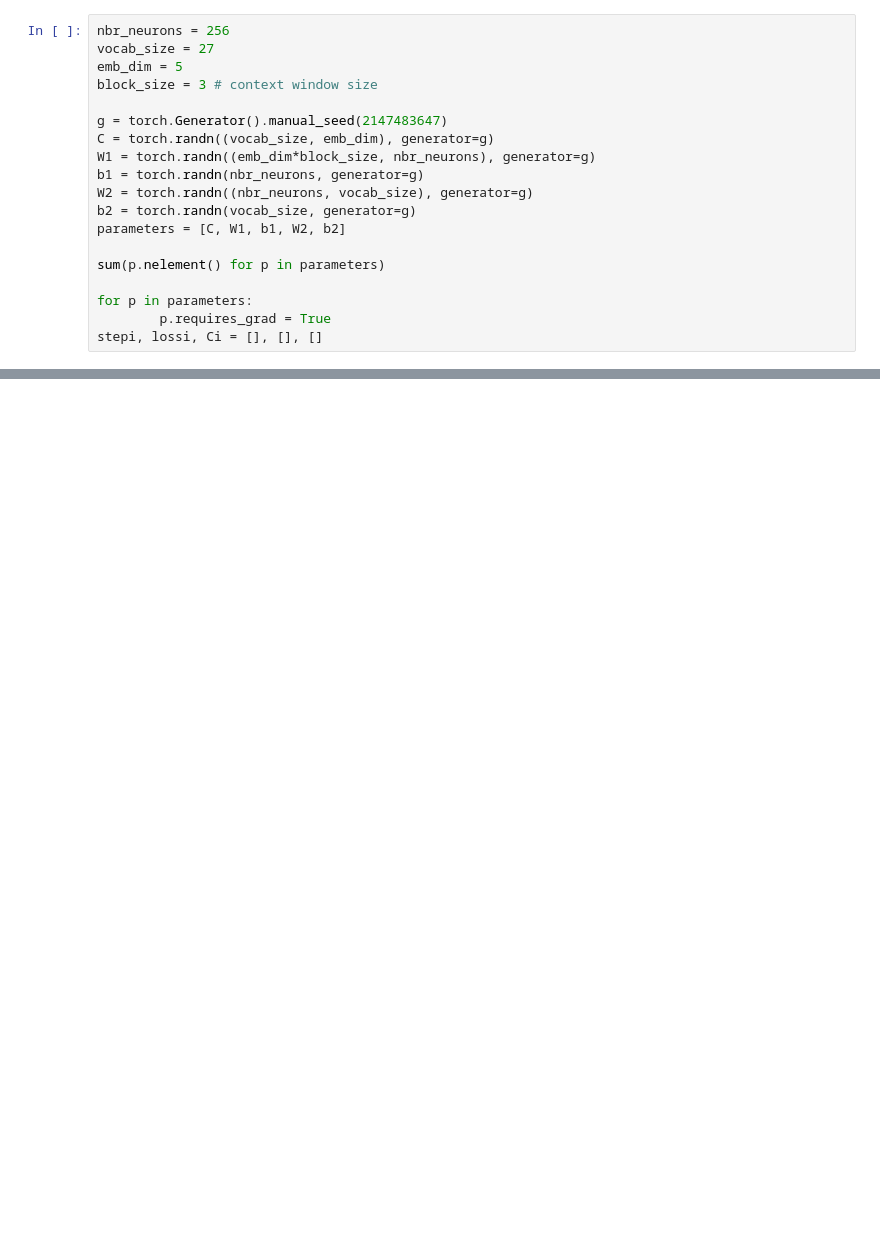
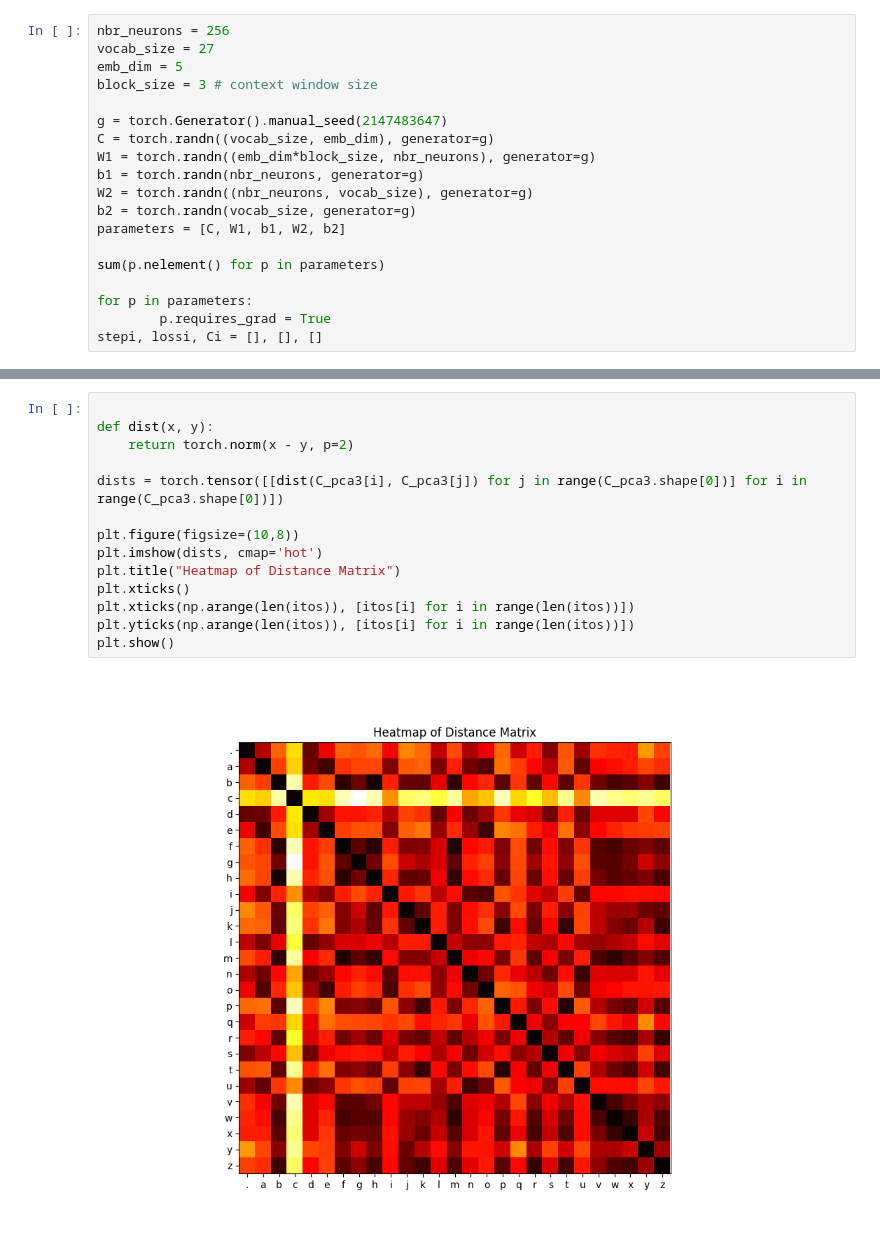
Before and after one commit to issagith/makemore, a Jupyter notebook: MLP/Emb_Viz.ipynb, the cells around one changed output, grey strips where cells are left out. Cells and saved outputs as stored; diff of their text form; blank space fills up the shorter version.

```diff
--- a/MLP/Emb_Viz.ipynb
+++ b/MLP/Emb_Viz.ipynb
@@ -372,0 +372,16 @@ counts.shape, bin_edges.shape
+# %%
+
+def dist(x, y):
+    return torch.norm(x - y, p=2)
+
+dists = torch.tensor([[dist(C_pca3[i], C_pca3[j]) for j in range(C_pca3.shape[0])] for i in range(C_pca3.shape[0])])
+
+plt.figure(figsize=(10,8))
+plt.imshow(dists, cmap='hot')
+plt.title("Heatmap of Distance Matrix")
+plt.xticks()
+plt.xticks(np.arange(len(itos)), [itos[i] for i in range(len(itos))])
+plt.yticks(np.arange(len(itos)), [itos[i] for i in range(len(itos))])
+plt.show()
+# %% [output]
+[figure, added]
```
Also changed, not shown: parts of 13 cells of this notebook, 2 other files.
